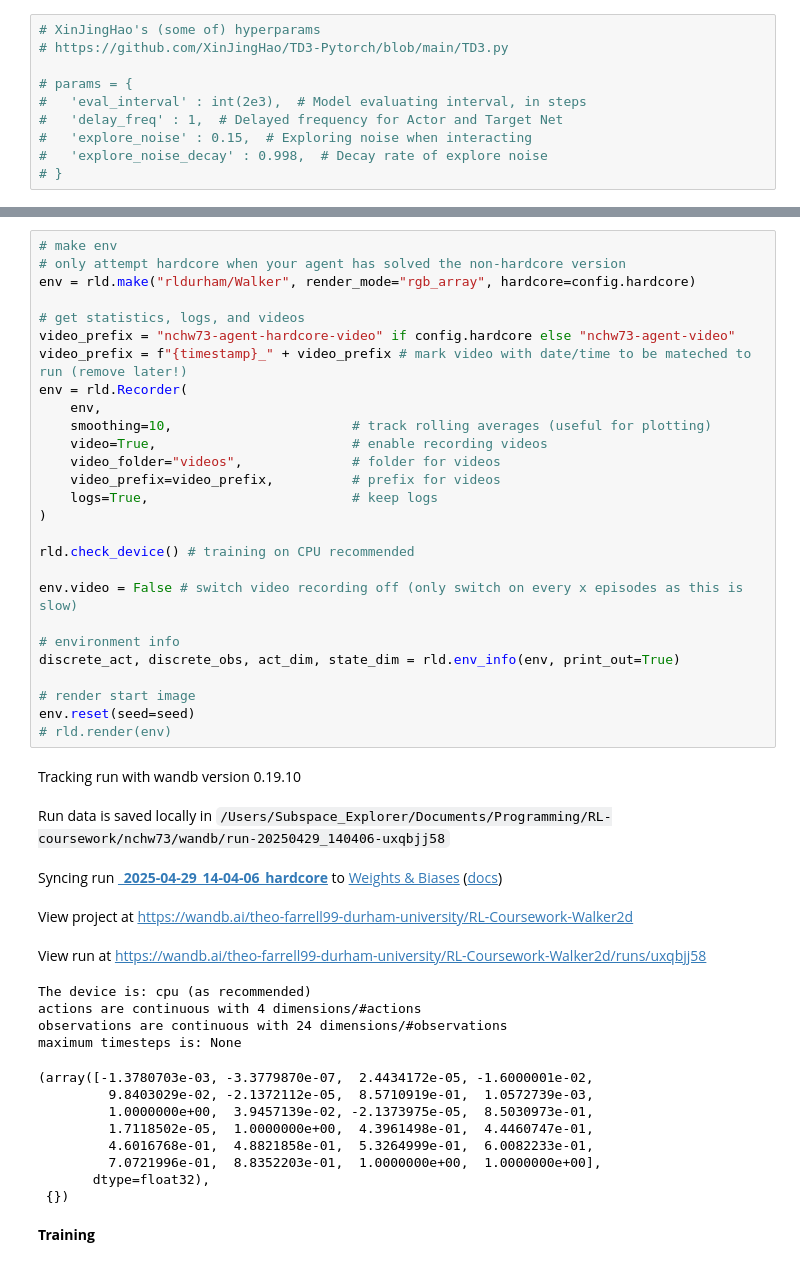
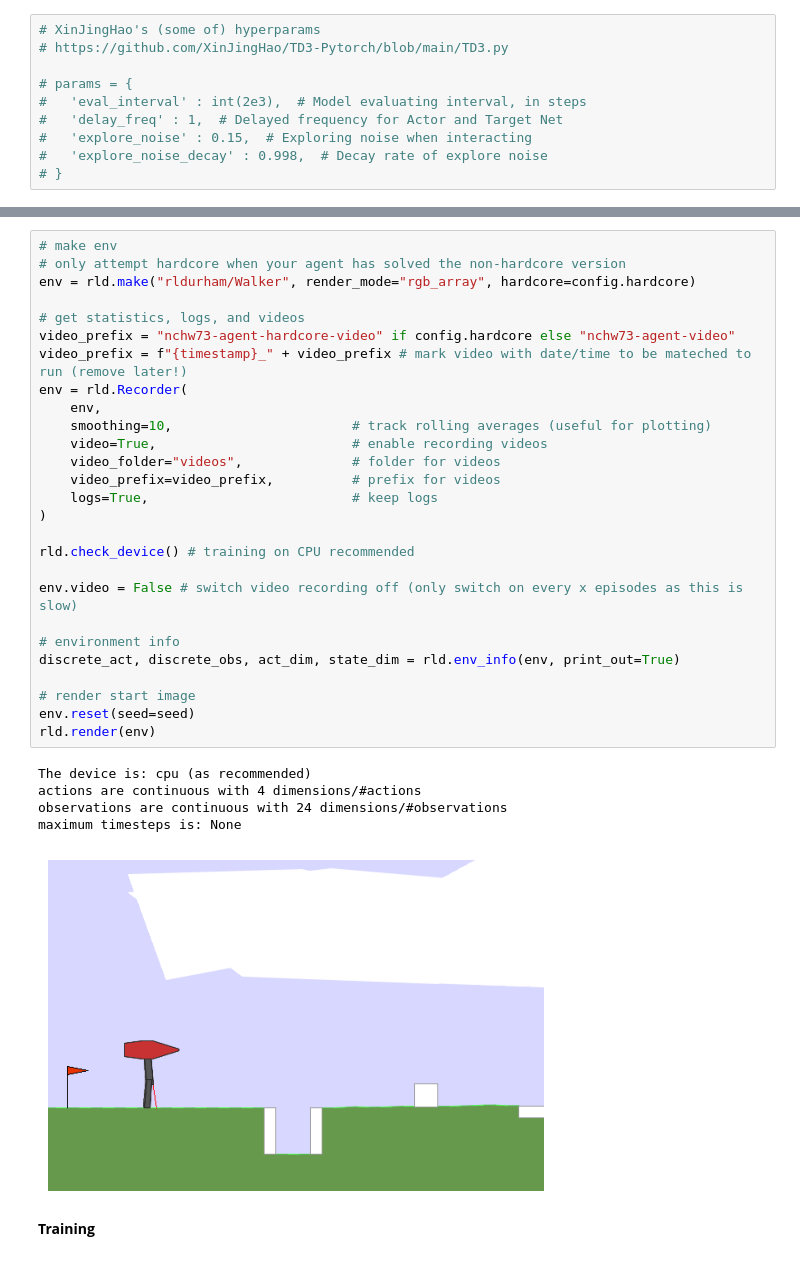
Before and after one commit to Theosdoor/Bipedal-Walking-with-RL, a Jupyter notebook: nchw73/nchw73-agent-code.ipynb, the cells around one changed output, grey strips where cells are left out. Cells and saved outputs as stored; diff of their text form.

```diff
--- a/nchw73/nchw73-agent-code.ipynb
+++ b/nchw73/nchw73-agent-code.ipynb
@@ -928,47 +934,35 @@ config = wandb.config # use wandb.config to access hyperparameters
 # make env
 # only attempt hardcore when your agent has solved the non-hardcore version
 env = rld.make("rldurham/Walker", render_mode="rgb_array", hardcore=config.hardcore)
 
 # get statistics, logs, and videos
 video_prefix = "nchw73-agent-hardcore-video" if config.hardcore else "nchw73-agent-video"
 video_prefix = f"{timestamp}_" + video_prefix # mark video with date/time to be mateched to run (remove later!)
 env = rld.Recorder(
     env,
     smoothing=10,                       # track rolling averages (useful for plotting)
     video=True,                         # enable recording videos
     video_folder="videos",              # folder for videos
     video_prefix=video_prefix,          # prefix for videos
     logs=True,                          # keep logs
 )
 
 rld.check_device() # training on CPU recommended
 
 env.video = False # switch video recording off (only switch on every x episodes as this is slow)
 
 # environment info
 discrete_act, discrete_obs, act_dim, state_dim = rld.env_info(env, print_out=True)
 
 # render start image
 env.reset(seed=seed)
-# rld.render(env)
+rld.render(env)
 # %% [output]
-Tracking run with wandb version 0.19.10
-Run data is saved locally in /Users/Subspace_Explorer/Documents/Programming/RL-coursework/nchw73/wandb/run-20250429_140406-uxqbjj58
-Syncing run _2025-04-29_14-04-06_hardcore to Weights & Biases (docs)
-View project at https://wandb.ai/theo-farrell99-durham-university/RL-Coursework-Walker2d
-View run at https://wandb.ai/theo-farrell99-durham-university/RL-Coursework-Walker2d/runs/uxqbjj58
 The device is: cpu (as recommended)
 actions are continuous with 4 dimensions/#actions
 observations are continuous with 24 dimensions/#observations
 maximum timesteps is: None
-(array([-1.3780703e-03, -3.3779870e-07,  2.4434172e-05, -1.6000001e-02,
-         9.8403029e-02, -2.1372112e-05,  8.5710919e-01,  1.0572739e-03,
-         1.0000000e+00,  3.9457139e-02, -2.1373975e-05,  8.5030973e-01,
-         1.7118502e-05,  1.0000000e+00,  4.3961498e-01,  4.4460747e-01,
-         4.6016768e-01,  4.8821858e-01,  5.3264999e-01,  6.0082233e-01,
-         7.0721996e-01,  8.8352203e-01,  1.0000000e+00,  1.0000000e+00],
-       dtype=float32),
- {})
+[figure, added]
 # %% [markdown]
 **Training**
 # %%
```
Also changed, not shown: parts of 3 cells of this notebook, 2 other files.
